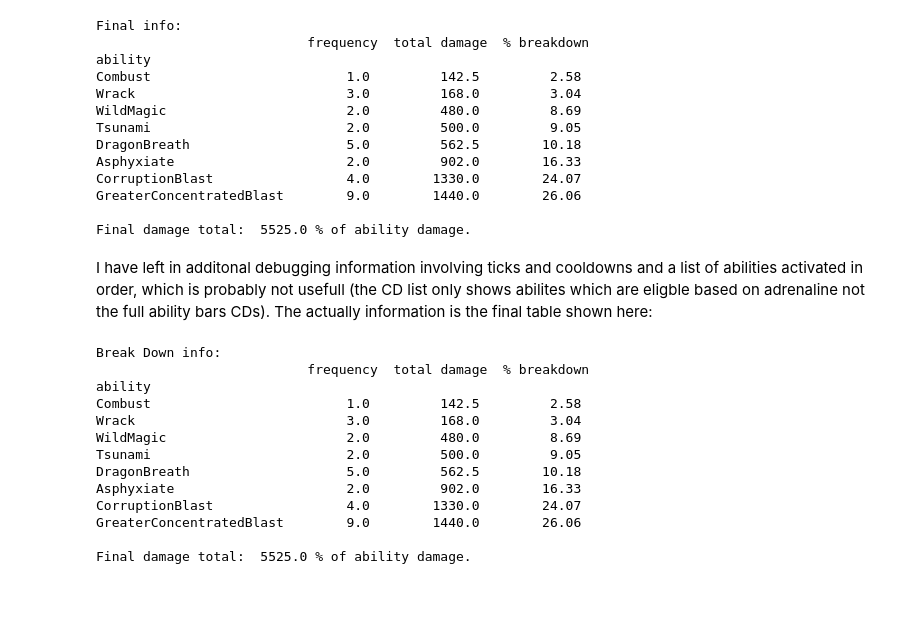
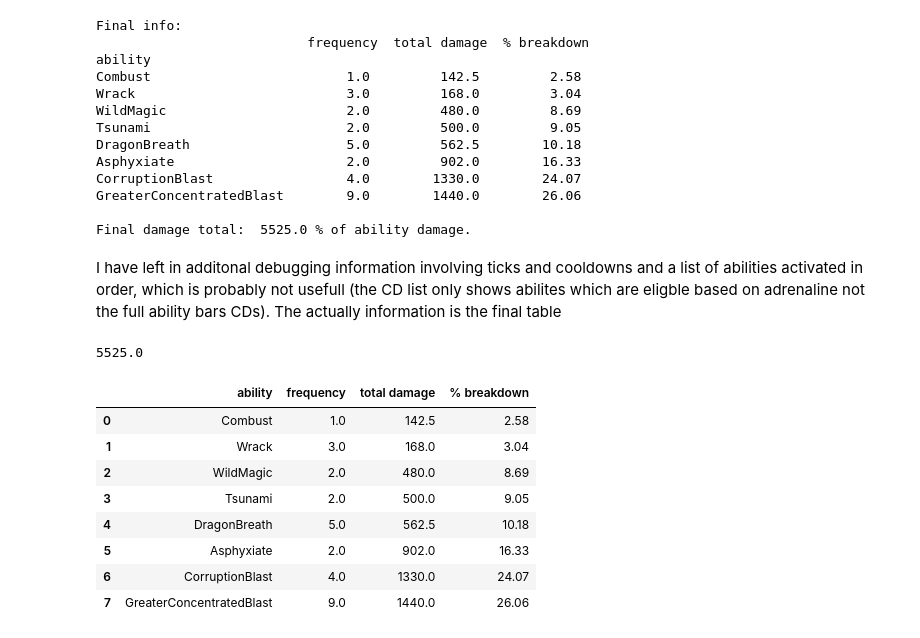
Before and after one commit to Pasty66/Home, a Jupyter notebook: RS3_revobars by Pasty66.ipynb, the cells around one changed output. Cells and saved outputs as stored; diff of their text form; code cells hidden in the pictures; blank space fills up the shorter version.

```diff
--- a/RS3_revobars by Pasty66.ipynb
+++ b/RS3_revobars by Pasty66.ipynb
@@ -671,26 +678,26 @@ GreaterConcentratedBlast        9.0        1440.0        26.06
 
 Final damage total:  5525.0 % of ability damage.
 # %% [markdown]
-I have left in additonal debugging information involving ticks and cooldowns and a list of abilities activated in order, which is probably not usefull (the CD list only shows abilites which are eligble based on adrenaline not the full ability bars CDs). The actually information is the final table shown here:
+I have left in additonal debugging information involving ticks and cooldowns and a list of abilities activated in order, which is probably not usefull (the CD list only shows abilites which are eligble based on adrenaline not the full ability bars CDs). The actually information is the final table
-# %%
-print("\n\nBreak Down info:\n",display_table)
-
-
-
-print("\nFinal damage total: ", Player.t_damage,"% of ability damage.")
-#print("Real damage total: ", (Player.t_damage*Player.abiliy_dmg)/100, "total damage.")
-#reset()
-# %% [output]
-Break Down info:
-                           frequency  total damage  % breakdown
-ability
-Combust                         1.0         142.5         2.58
-Wrack                           3.0         168.0         3.04
-WildMagic                       2.0         480.0         8.69
-Tsunami                         2.0         500.0         9.05
-DragonBreath                    5.0         562.5        10.18
-Asphyxiate                      2.0         902.0        16.33
-CorruptionBlast                 4.0        1330.0        24.07
-GreaterConcentratedBlast        9.0        1440.0        26.06
-
-Final damage total:  5525.0 % of ability damage.
+# %%
+test_df = df_damage
+
+test_df = test_df.groupby("ability").sum()
+test_df.sort_values(by=["total damage"],inplace=True)
+test_df.reset_index(inplace=True)
+
+sum1 = test_df["total damage"].sum()
+test_df["% breakdown"] = np.round((test_df["total damage"]*100)/sum1,2)
+print(sum1)
+display(test_df)
+# %% [output]
+5525.0
+|  | ability | frequency | total damage | % breakdown |
+| 0 | Combust | 1.0 | 142.5 | 2.58 |
+| 1 | Wrack | 3.0 | 168.0 | 3.04 |
+| 2 | WildMagic | 2.0 | 480.0 | 8.69 |
+| 3 | Tsunami | 2.0 | 500.0 | 9.05 |
+| 4 | DragonBreath | 5.0 | 562.5 | 10.18 |
+| 5 | Asphyxiate | 2.0 | 902.0 | 16.33 |
+| 6 | CorruptionBlast | 4.0 | 1330.0 | 24.07 |
+| 7 | GreaterConcentratedBlast | 9.0 | 1440.0 | 26.06 |
```
Also changed, not shown: parts of 1 cell of this notebook.
